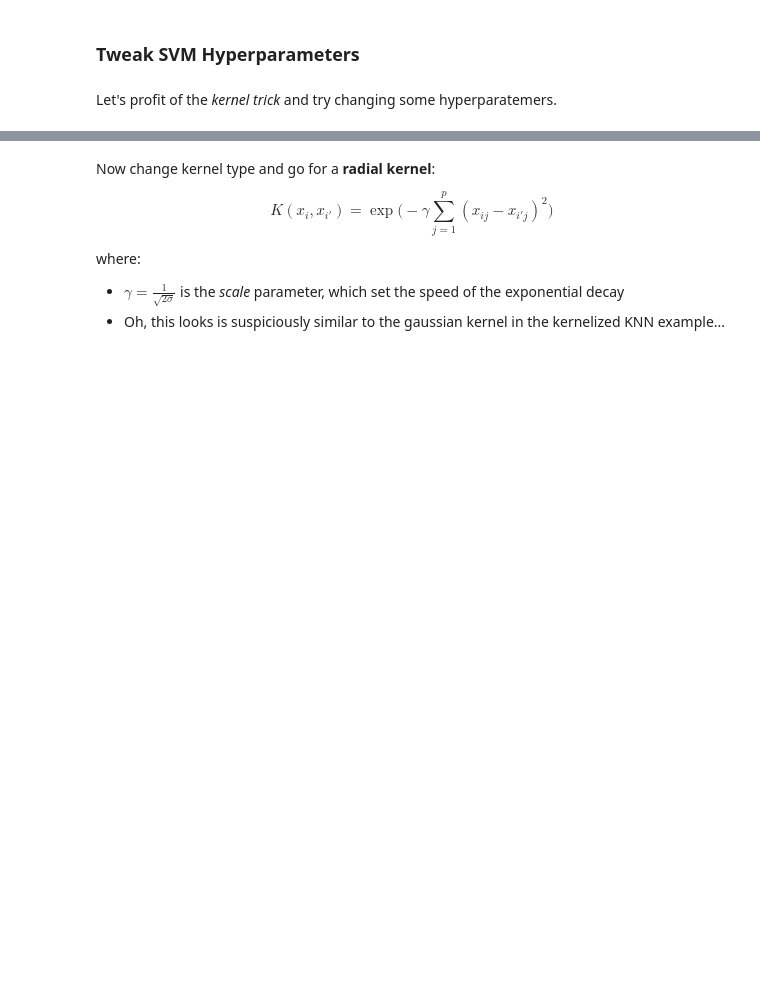
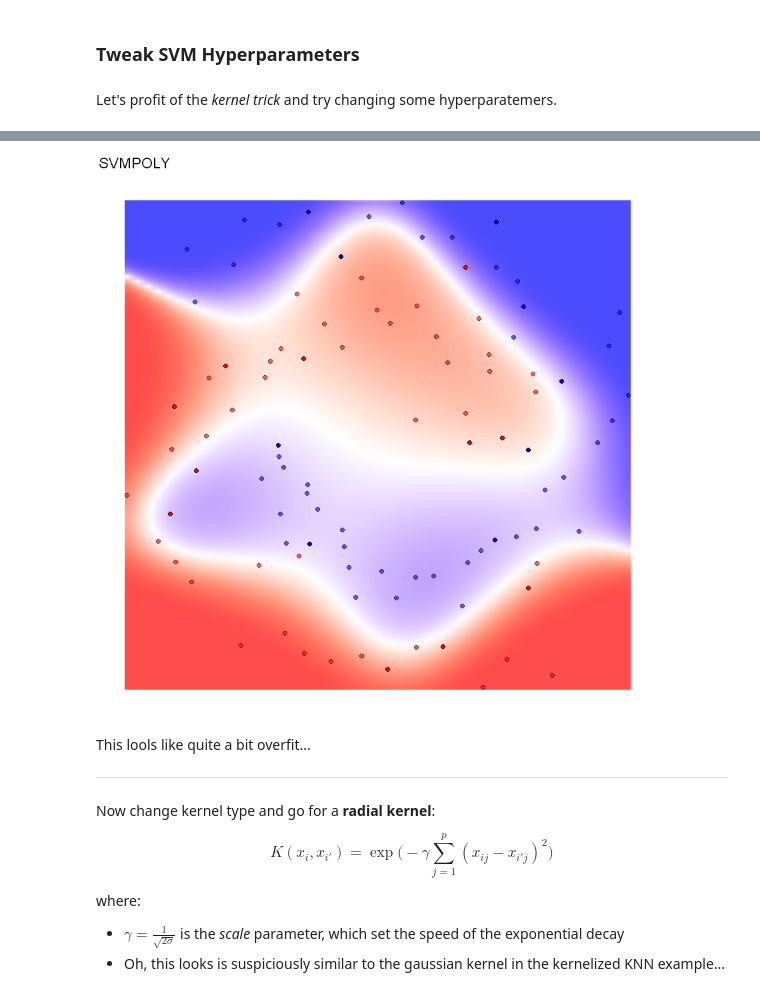
Before and after one commit to mmmlc/mlTeachings, a Jupyter notebook: lessons/lesson_01/4_svm.ipynb, the cells around one changed output, grey strips where cells are left out. Drawn from its saved outputs; the diff is of its cells as text; code cells hidden in the pictures; blank space fills up the shorter version.

```diff
--- a/lessons/lesson_01/4_svm.ipynb
+++ b/lessons/lesson_01/4_svm.ipynb
@@ -117,3 +122,31 @@ plot_model(df, data_name, model)
+# %%
+## set the hyperparameters
+
+degree = 5
+scale = 1
+cost = 5
+
+hyperparameters = data.frame('degree' = degree,
+                             'scale' = scale,
+                             'C' = cost)
+
+## train the model
+
+model = train(y = df[[data_name]]$y_train$class,
+           x = df[[data_name]]$x_train,
+           method = algorithm,
+           tuneGrid = hyperparameters,
+           trControl = trainControl(method = 'boot',
+                                    classProbs =  TRUE)
+           )
+
+plot_model(df, data_name, model)
+# %% [output]
+[figure, added]
+# %% [markdown]
+This lools like quite a bit overfit...
+
+___
 # %% [markdown]
 Now change kernel type and go for a **radial kernel**:
 
```
Also changed, not shown: parts of 13 cells of this notebook, 4 other files.
